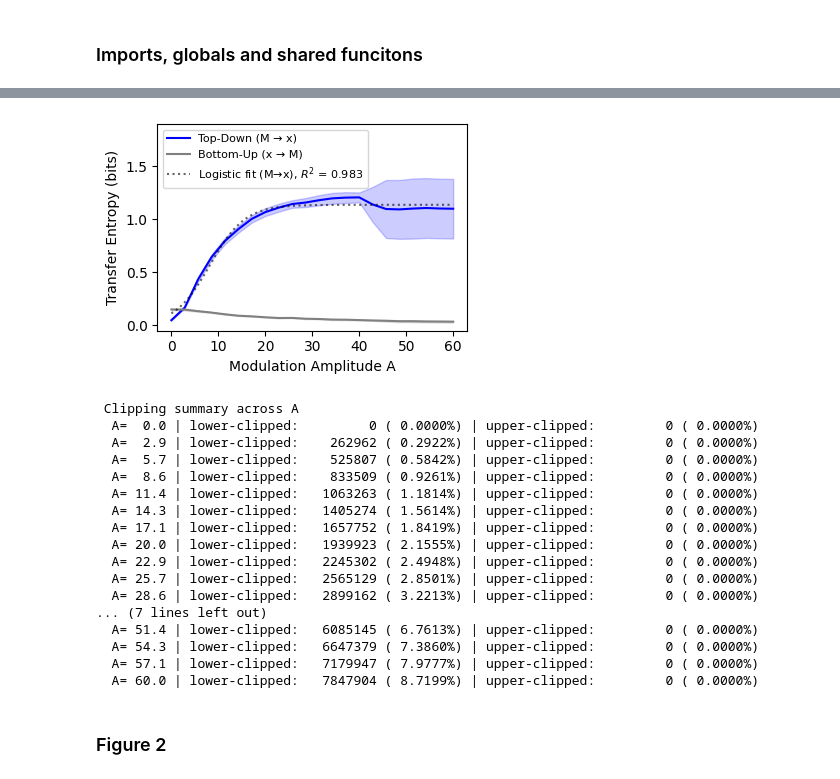
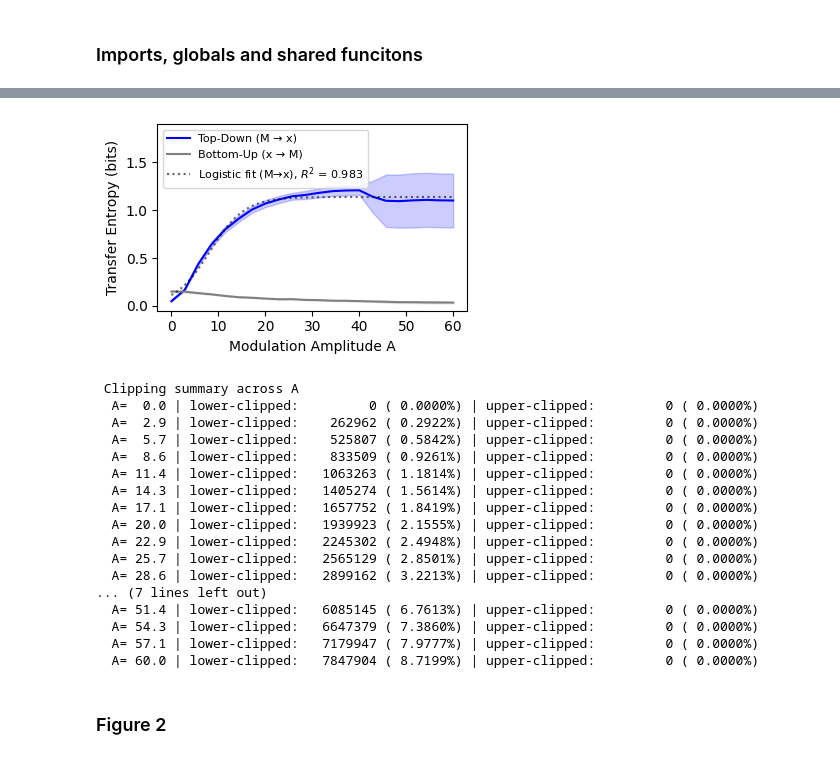
Before and after one commit to celiablanco/macro_to_micro, a Jupyter notebook: macro_to_micro_figs.ipynb, the cells around one changed output, grey strips where cells are left out. Saved outputs shown, nothing was run; the diff lists cells and outputs as text; code cells hidden in the pictures.

```diff
--- a/macro_to_micro_figs.ipynb
+++ b/macro_to_micro_figs.ipynb
@@ -222,35 +256,35 @@ bu_mean, bu_ci = zip(*[mean_ci(vals) for vals in te_bu_all])
 td_mean, td_ci = np.array(td_mean), np.array(td_ci)
 bu_mean, bu_ci = np.array(bu_mean), np.array(bu_ci)
 
 # Logistic fit
 popt, r2 = fit_logistic_and_r2(A_vals, td_mean)
 y_fit = logistic_curve(A_vals, *popt)
 
 # Plot
-plt.figure(figsize=(4, 2.8))
+plt.figure(figsize=(4, 2.6))
 plt.plot(A_vals, td_mean, label="Top-Down (M → x)", color='blue')
 plt.fill_between(A_vals, td_mean - td_ci, td_mean + td_ci, color='blue', alpha=0.2)
 plt.plot(A_vals, bu_mean, label="Bottom-Up (x → M)", color='gray', linestyle='-')
 plt.fill_between(A_vals, bu_mean - bu_ci, bu_mean + bu_ci, color='gray', alpha=0.2)
 A_fit = np.linspace(0, 60, 200)
 plt.plot(A_fit, logistic_curve(A_fit, *popt), color='black', ls=':', alpha=0.6,
          label=f"Logistic fit (M→x), $R^2$ = {r2:.3f}")
 plt.xlabel("Modulation Amplitude A",  fontsize=10)
 plt.ylabel("Transfer Entropy (bits)",  fontsize=10)
 plt.legend(loc='upper left', fontsize=8)
 plt.tight_layout()
 plt.ylim(-0.05, 1.9)
 plt.show()
 
 # clipping summary
 print("\n Clipping summary across A")
 for A, low, up, tot, steps_any in zip(A_vals, clip_lower_by_A, clip_upper_by_A, clip_totalpts_by_A, clip_steps_any_by_A):
     pct_low = 100.0 * low / tot if tot else 0.0
     pct_up  = 100.0 * up  / tot if tot else 0.0
     print(f"  A={A:5.1f} | lower-clipped: {low:9d} ({pct_low:7.4f}%)"
           f" | upper-clipped: {up:9d} ({pct_up:7.4f}%)")
 # %% [output]
-[figure, old version]
+[figure, new version]
  Clipping summary across A
   A=  0.0 | lower-clipped:         0 ( 0.0000%) | upper-clipped:         0 ( 0.0000%)
   A=  2.9 | lower-clipped:    262962 ( 0.2922%) | upper-clipped:         0 ( 0.0000%)
```
Also changed, not shown: parts of 16 cells of this notebook.
